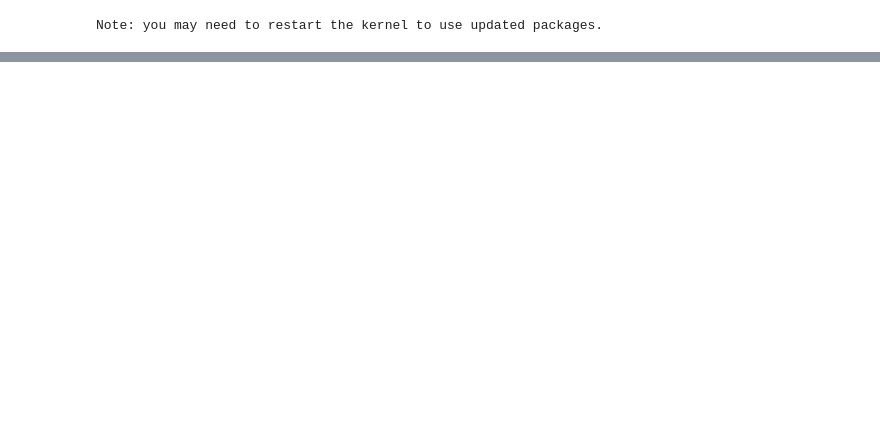
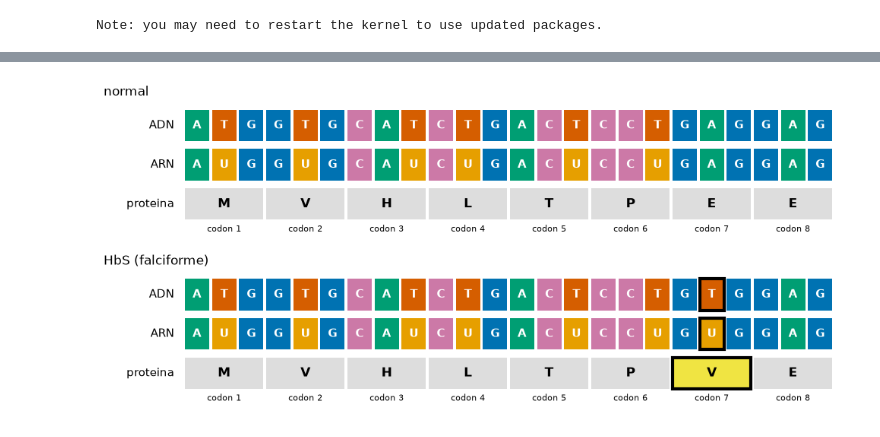
Before and after one commit to devomh/comp3005-2026, a Jupyter notebook: u03_scientific_computing/l25_lab_biopython.ipynb, the cells around one changed output, grey strips where cells are left out. Cells and saved outputs as stored; diff of their text form; code cells hidden in the pictures; blank space fills up the shorter version.

Commit message:
sync: L25 v2 gen HBB real (NCBI), anemia falciforme, tipos de mutacion y limites

```diff
--- a/u03_scientific_computing/l25_lab_biopython.ipynb
+++ b/u03_scientific_computing/l25_lab_biopython.ipynb
@@ -163,0 +261,3 @@ Al ejecutarlo imprime `GC%: 50.0` y `proteina: MFGRA`. La secuencia mide 18 base
+# %%
+for k in range(8):
+    print("codon", k + 1, cds[3*k:3*k+3], proteina[k])
@@ -163,0 +288,6 @@ Al ejecutarlo imprime `GC%: 50.0` y `proteina: MFGRA`. La secuencia mide 18 base
+# %%
+hbs = cds[:19] + "T" + cds[20:]
+print("codon 7 normal:", cds[18:21], "->", cds[18:21].translate())
+print("codon 7 HbS:   ", hbs[18:21], "->", hbs[18:21].translate())
+proteina_hbs = hbs.translate(to_stop=True)
+print("longitudes:", len(proteina), len(proteina_hbs))
@@ -163,0 +335,38 @@ Al ejecutarlo imprime `GC%: 50.0` y `proteina: MFGRA`. La secuencia mide 18 base
+# %%
+COLORES = {"A": "#009E73", "T": "#D55E00", "U": "#E69F00",
+           "G": "#0072B2", "C": "#CC79A7"}
+
+def dibujar_codones(normal, variante, titulo, n_codones=8):
+    n = 3 * n_codones
+    prot_normal = normal[:n].translate()
+    fig, ejes = plt.subplots(2, 1, figsize=(10, 4.6))
+    for eje, nombre, adn in [(ejes[0], "normal", normal), (ejes[1], titulo, variante)]:
+        arn = adn[:n].transcribe()
+        prot = adn[:n].translate()
+        for i in range(n):
+            borde = 3 if adn[i] != normal[i] else 0
+            for fila, letra in [(2, adn[i]), (1, arn[i])]:
+                eje.add_patch(plt.Rectangle((i, fila), 0.9, 0.8, facecolor=COLORES[letra],
+                                            edgecolor="black", linewidth=borde))
+                eje.text(i + 0.45, fila + 0.4, letra, ha="center", va="center",
+                         color="white", fontsize=11, fontweight="bold")
+        for k in range(n_codones):
+            cambio = prot[k] != prot_normal[k]
+            fondo = "#F0E442" if cambio else "#DDDDDD"
+            eje.add_patch(plt.Rectangle((3 * k, 0), 2.9, 0.8, facecolor=fondo,
+                                        edgecolor="black", linewidth=3 if cambio else 0))
+            eje.text(3 * k + 1.45, 0.4, prot[k], ha="center", va="center",
+                     fontsize=12, fontweight="bold")
+            eje.text(3 * k + 1.45, -0.3, "codon " + str(k + 1), ha="center", fontsize=8)
+        for fila, etiqueta in [(2, "ADN"), (1, "ARN"), (0, "proteina")]:
+            eje.text(-0.4, fila + 0.4, etiqueta, ha="right", va="center", fontsize=11)
+        eje.set_title(nombre, loc="left")
+        eje.set_xlim(-3, n + 0.2)
+        eje.set_ylim(-0.6, 3)
+        eje.axis("off")
+    plt.tight_layout()
+    plt.show()
+# %%
+dibujar_codones(cds, hbs, "HbS (falciforme)")
+# %% [output]
+[figure, added]
```
Also changed, not shown: parts of 64 cells of this notebook, 9 other files.
